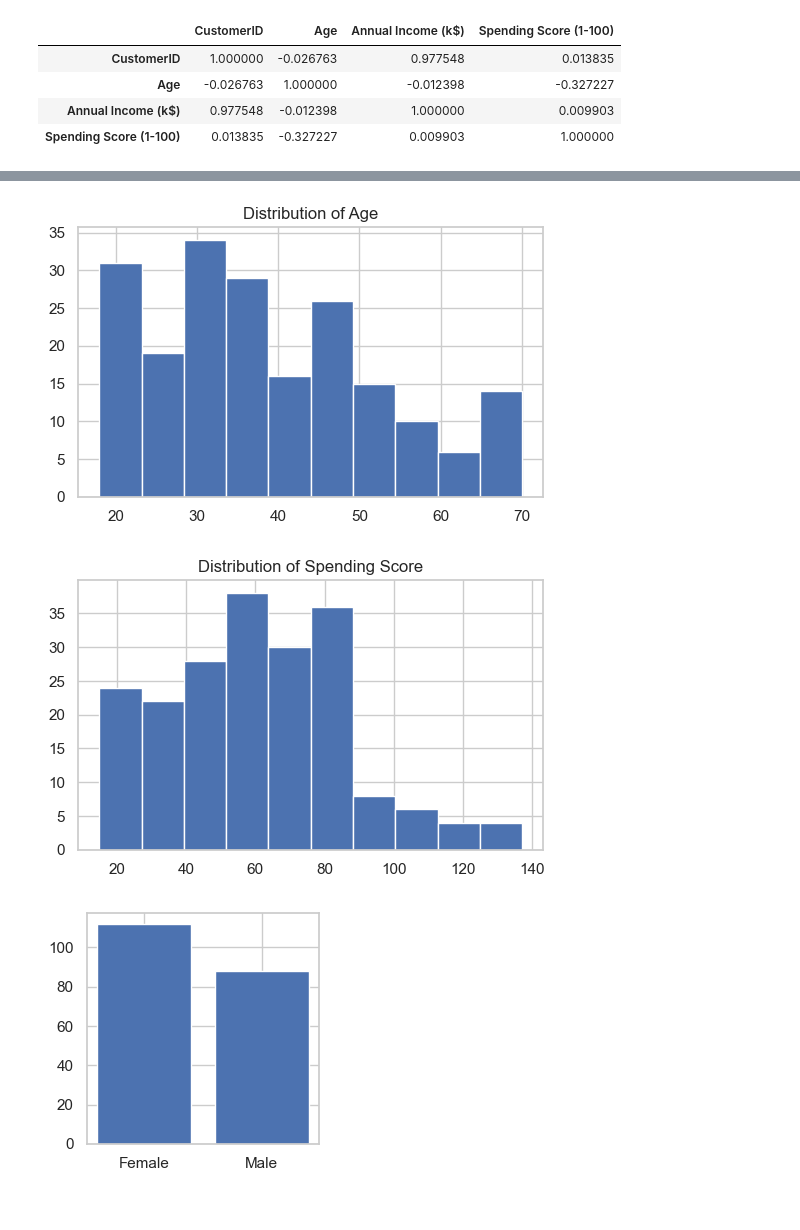
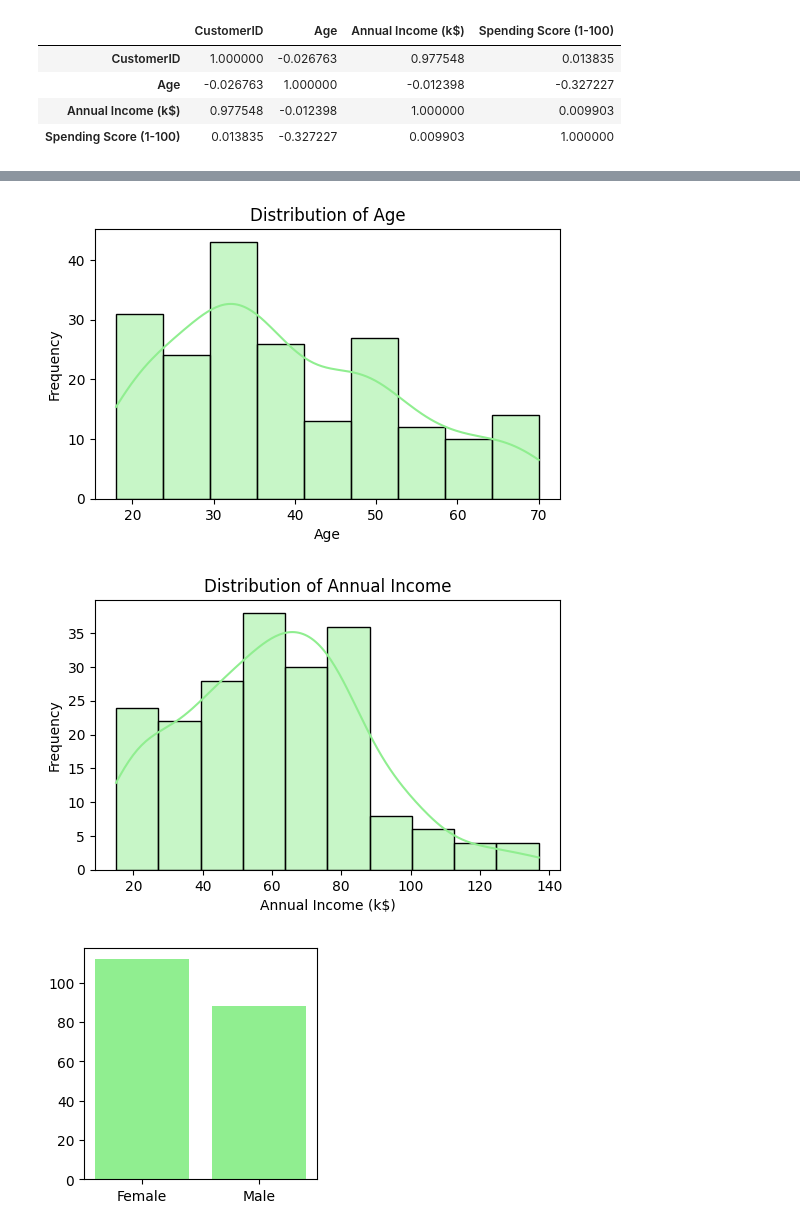
Before and after one commit to kisaraF/CRM-Tutorials, a Jupyter notebook: Week 05- KMeans Clustering/My Code.ipynb, the cells around one changed output, grey strips where cells are left out. Drawn from its saved outputs; the diff is of its cells as text; code cells hidden in the pictures.

```diff
--- a/Week 05- KMeans Clustering/My Code.ipynb
+++ b/Week 05- KMeans Clustering/My Code.ipynb
@@ -54,23 +72,25 @@ plt.show()
 # %%
 #Age
 plt.figure(figsize= (6,3.5))
-plt.hist(df['Age'])
+sns.histplot(df['Age'], kde = True, color='lightgreen')
 plt.title('Distribution of Age')
+plt.ylabel('Frequency')
 plt.show()
 # %% [output]
-[figure, old version]
+[figure, new version]
 # %%
 #Spending annual income
 plt.figure(figsize= (6,3.5))
-plt.hist(df['Annual Income (k$)'])
-plt.title('Distribution of Spending Score')
+sns.histplot(df['Annual Income (k$)'], kde = True, color='lightgreen')
+plt.title('Distribution of Annual Income')
+plt.ylabel('Frequency')
 plt.show()
 # %% [output]
-[figure, old version]
+[figure, new version]
 # %%
 gender_dis = df['Gender'].value_counts().reset_index()
 plt.figure(figsize=(3,3))
-plt.bar(gender_dis['Gender'], gender_dis['count'])
+plt.bar(gender_dis['Gender'], gender_dis['count'],color = 'lightgreen')
 plt.show()
 # %% [output]
-[figure, old version]
+[figure, new version]
```
Also changed, not shown: parts of 10 cells of this notebook, 1 other file.
